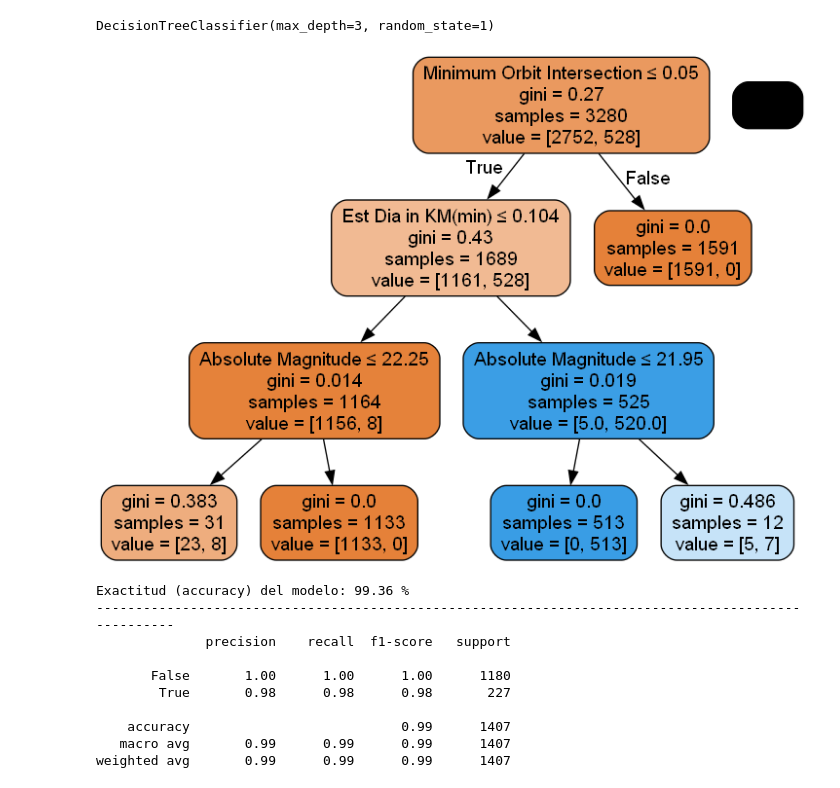
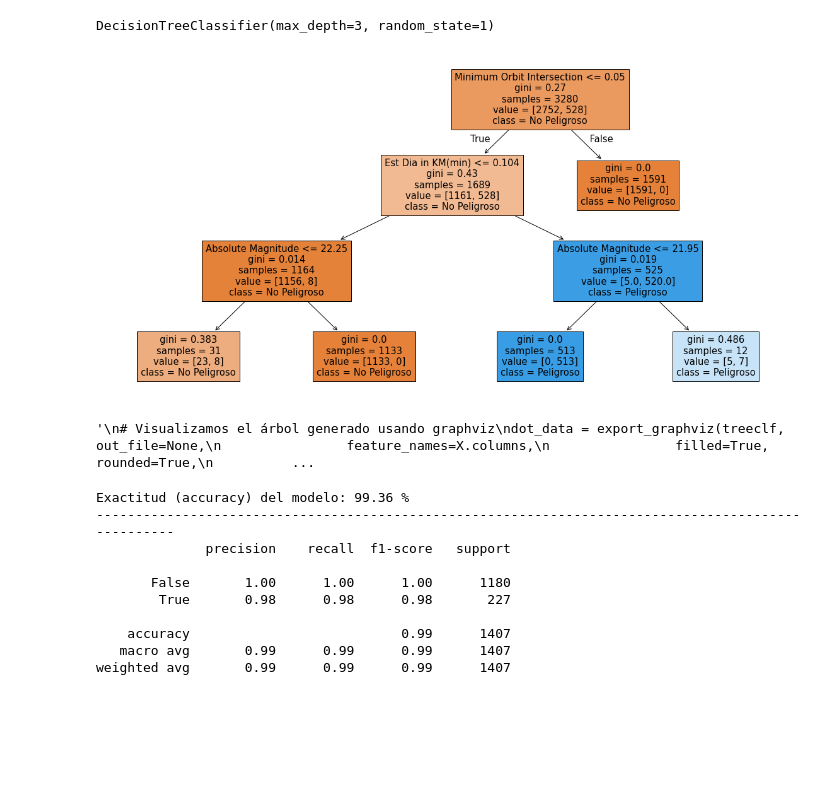
Before and after one commit to PabloSoligo2014/3670-UNLaM-CD, a Jupyter notebook: 07_Productivity/Nasa.ipynb, the cells around one changed output. Saved outputs shown, nothing was run; the diff lists cells and outputs as text; code cells hidden in the pictures; blank space fills up the shorter version.

```diff
--- a/07_Productivity/Nasa.ipynb
+++ b/07_Productivity/Nasa.ipynb
@@ -54,21 +75,14 @@ treeclf = DecisionTreeClassifier(max_depth=3, random_state=1) # maxima profundid
 treeclf.fit(X_train, y_train) # entrenamos el árbol
 # %% [output]
 DecisionTreeClassifier(max_depth=3, random_state=1)
-# %%
-# Importamos la librería que necesitamos
-from sklearn.tree import export_graphviz
-from IPython.display import Image
-import pydotplus
-
-# Visualizamos el árbol generado usando graphviz
-dot_data = export_graphviz(treeclf, out_file=None,
-                feature_names=X.columns,
-                filled=True, rounded=True,
-                special_characters=True)
-graph = pydotplus.graph_from_dot_data(dot_data)
-Image(graph.create_png())
-# %% [output]
-[figure, removed]
+# %%
+# Importamos la librería que necesitamos
+plt.figure(figsize=(20,10))
+plot_tree(treeclf, feature_names=X.columns,  class_names=["No Peligroso", "Peligroso"], filled=True)
+plt.show()
+# %% [output]
+[figure, added]
+'\n# Visualizamos el árbol generado usando graphviz\ndot_data = export_graphviz(treeclf, out_file=None,\n                feature_names=X.columns,\n                filled=True, rounded=True,\n          ...
 # %%
 y_pred_tc = treeclf.predict(X_test)
 
```
Also changed, not shown: parts of 4 cells of this notebook.
